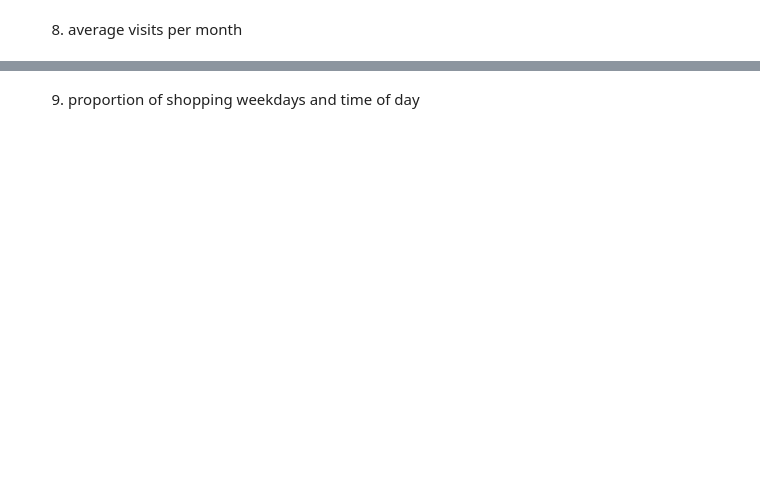
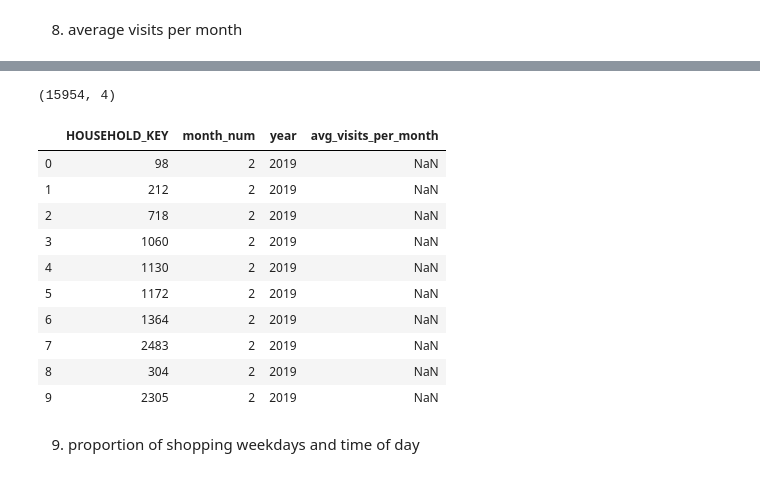
Before and after one commit to robmoratore/ShellDnA, a Jupyter notebook: DnA 2.0/main notebook.ipynb, the cells around one changed output, grey strips where cells are left out. Saved outputs shown, nothing was run; the diff lists cells and outputs as text; code cells hidden in the pictures; blank space fills up the shorter version.

```diff
--- a/DnA 2.0/main notebook.ipynb
+++ b/DnA 2.0/main notebook.ipynb
@@ -1194,0 +1505,6 @@ stats_prev_weeks.head(10)
+# %%
+transactions_with_time = df_transactions[['HOUSEHOLD_KEY','WEEK_NO','month_num']].drop_duplicates()
+transactions_with_time['year'] = transactions_with_time['WEEK_NO'].apply(lambda x: 2019 if x<45 else 2020 )
+transactions_with_time = transactions_with_time.drop('WEEK_NO', axis=1).drop_duplicates().reset_index().drop('index',axis=1)
+print(transactions_with_time.shape)
+transactions_with_time.head()
@@ -1194,0 +1519,10 @@ stats_prev_weeks.head(10)
+# %%
+subset = df_transactions[['HOUSEHOLD_KEY','DAY','WEEK_NO','month_num']].drop_duplicates()
+subset['year'] = subset['WEEK_NO'].apply(lambda x: 2019 if x<45 else 2020 )
+subset.drop('WEEK_NO',inplace=True,axis=1)
+subset = subset.groupby(['HOUSEHOLD_KEY','month_num','year']).count().reset_index()
+
+subset.rename(columns={'DAY':'count_basket_id'}, inplace=True)
+
+print(subset.shape)
+subset.head()
@@ -1195,2 +1537,28 @@ stats_prev_weeks.head(10)
+# %%
+family_monthly_visits = subset.sort_values(by=['month_num','year']).groupby('HOUSEHOLD_KEY').expanding().mean()
+
+family_monthly_visits = family_monthly_visits.drop('HOUSEHOLD_KEY', axis=1).reset_index()
+family_monthly_visits.drop('level_1', inplace=True, axis=1)
+
+family_monthly_visits = family_monthly_visits.join(transactions_with_time[['HOUSEHOLD_KEY','month_num','year']], lsuffix='_avg')
+family_monthly_visits = family_monthly_visits.drop(['HOUSEHOLD_KEY_avg','year_avg','month_num_avg'], axis=1).reset_index().drop('index',axis=1)
+family_monthly_visits['avg_visits_per_month'] = family_monthly_visits.groupby('HOUSEHOLD_KEY')['count_basket_id'].shift(1)
+family_monthly_visits = family_monthly_visits.drop('count_basket_id', axis=1)
+
+print(family_monthly_visits.shape)
+family_monthly_visits.head(10)
+# %% [output]
+(15954, 4)
+|  | HOUSEHOLD_KEY | month_num | year | avg_visits_per_month |
+| 0 | 98 | 2 | 2019 | NaN |
+| 1 | 212 | 2 | 2019 | NaN |
+| 2 | 718 | 2 | 2019 | NaN |
+| 3 | 1060 | 2 | 2019 | NaN |
+| 4 | 1130 | 2 | 2019 | NaN |
+| 5 | 1172 | 2 | 2019 | NaN |
+| 6 | 1364 | 2 | 2019 | NaN |
+| 7 | 2483 | 2 | 2019 | NaN |
+| 8 | 304 | 2 | 2019 | NaN |
+| 9 | 2305 | 2 | 2019 | NaN |
 # %% [markdown]
 9. proportion of shopping weekdays and time of day
```
Also changed, not shown: parts of 24 cells of this notebook.
